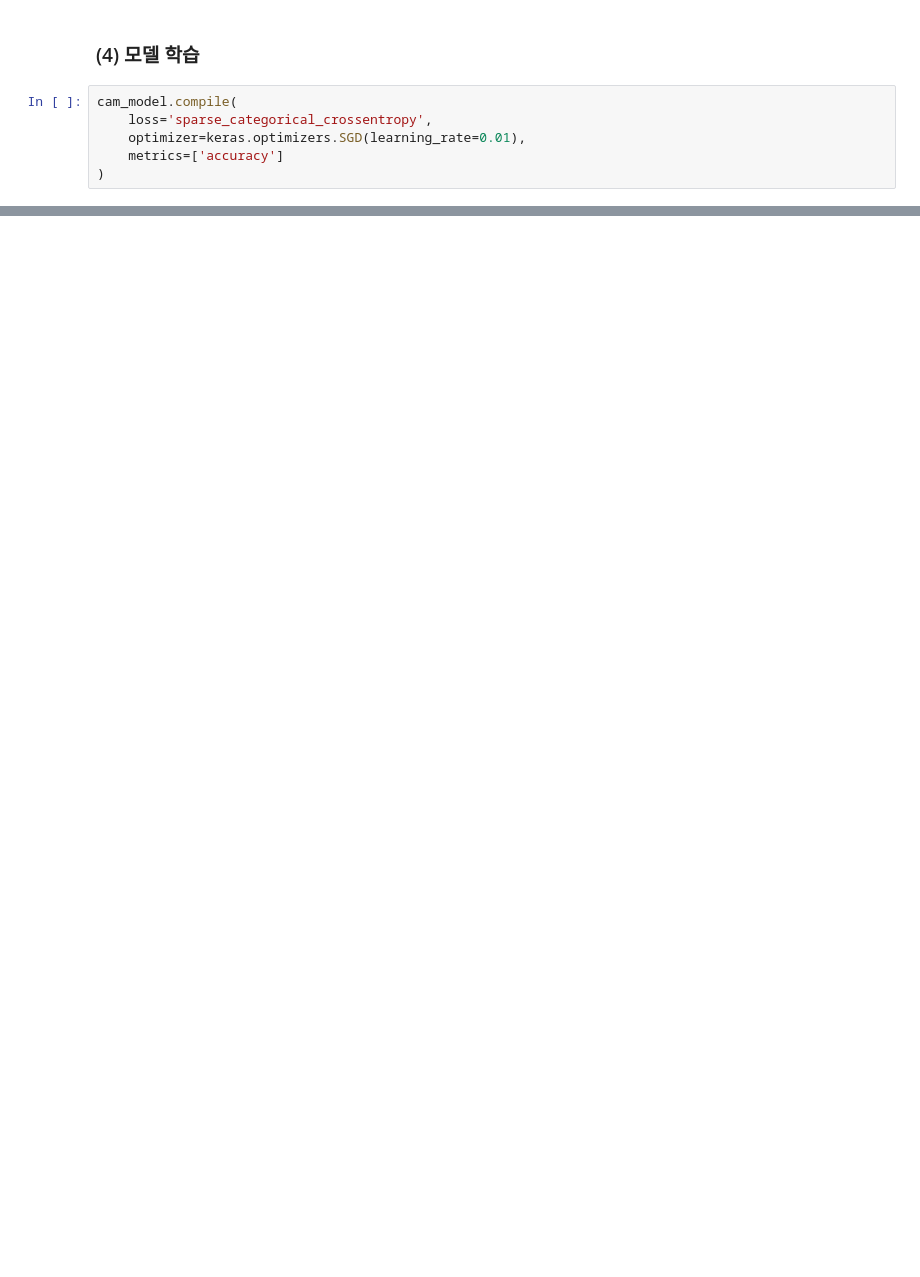
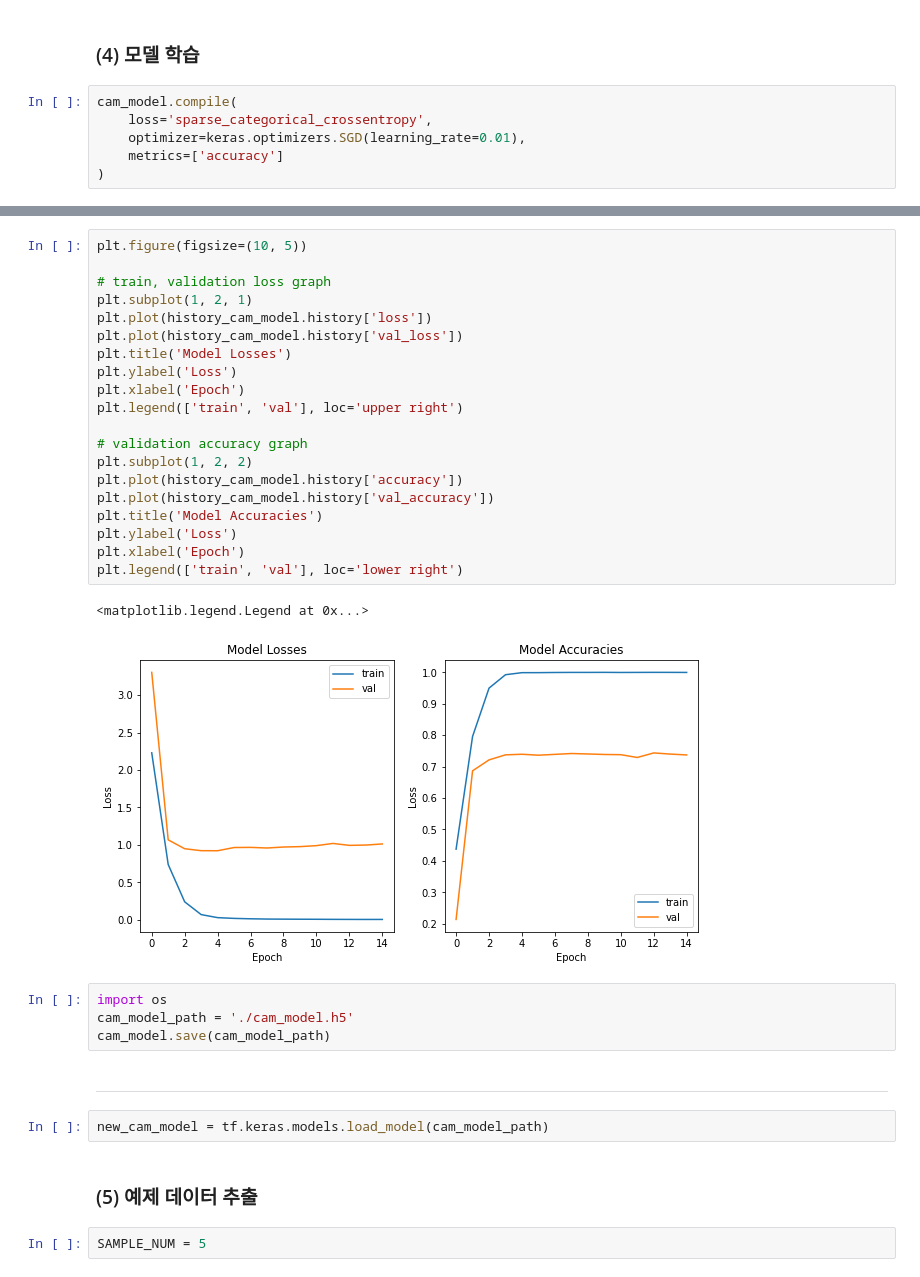
Before and after one commit to yeonseokChoe/2023-AIFFEL-QUEST, a Jupyter notebook: GoingDeeperQUEST03/Project3.ipynb, the cells around one changed output, grey strips where cells are left out. Drawn from its saved outputs; the diff is of its cells as text; blank space fills up the shorter version.

```diff
--- a/GoingDeeperQUEST03/Project3.ipynb
+++ b/GoingDeeperQUEST03/Project3.ipynb
@@ -144,0 +167,35 @@ history_cam_model = cam_model.fit(
+# %%
+plt.figure(figsize=(10, 5))
+
+# train, validation loss graph
+plt.subplot(1, 2, 1)
+plt.plot(history_cam_model.history['loss'])
+plt.plot(history_cam_model.history['val_loss'])
+plt.title('Model Losses')
+plt.ylabel('Loss')
+plt.xlabel('Epoch')
+plt.legend(['train', 'val'], loc='upper right')
+
+# validation accuracy graph
+plt.subplot(1, 2, 2)
+plt.plot(history_cam_model.history['accuracy'])
+plt.plot(history_cam_model.history['val_accuracy'])
+plt.title('Model Accuracies')
+plt.ylabel('Loss')
+plt.xlabel('Epoch')
+plt.legend(['train', 'val'], loc='lower right')
+# %% [output]
+<matplotlib.legend.Legend at 0x...>
+[figure, added]
+# %%
+import os
+cam_model_path = './cam_model.h5'
+cam_model.save(cam_model_path)
+# %% [markdown]
+---
+# %%
+new_cam_model = tf.keras.models.load_model(cam_model_path)
+# %% [markdown]
+### (5) 예제 데이터 추출
+# %%
+SAMPLE_NUM = 5
```
Also changed, not shown: parts of 40 cells of this notebook, 1 other file.
